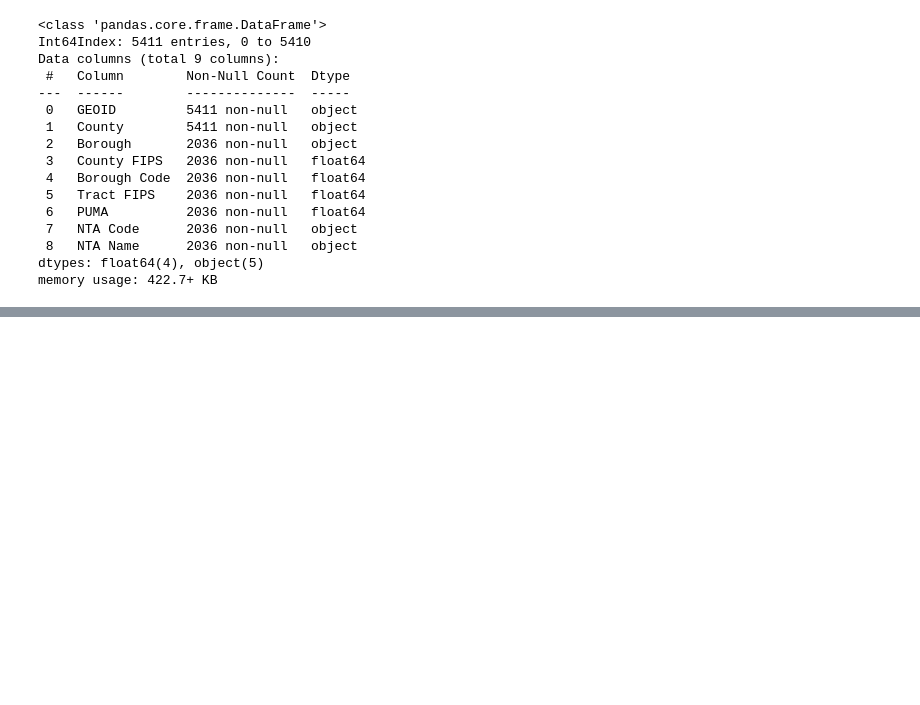
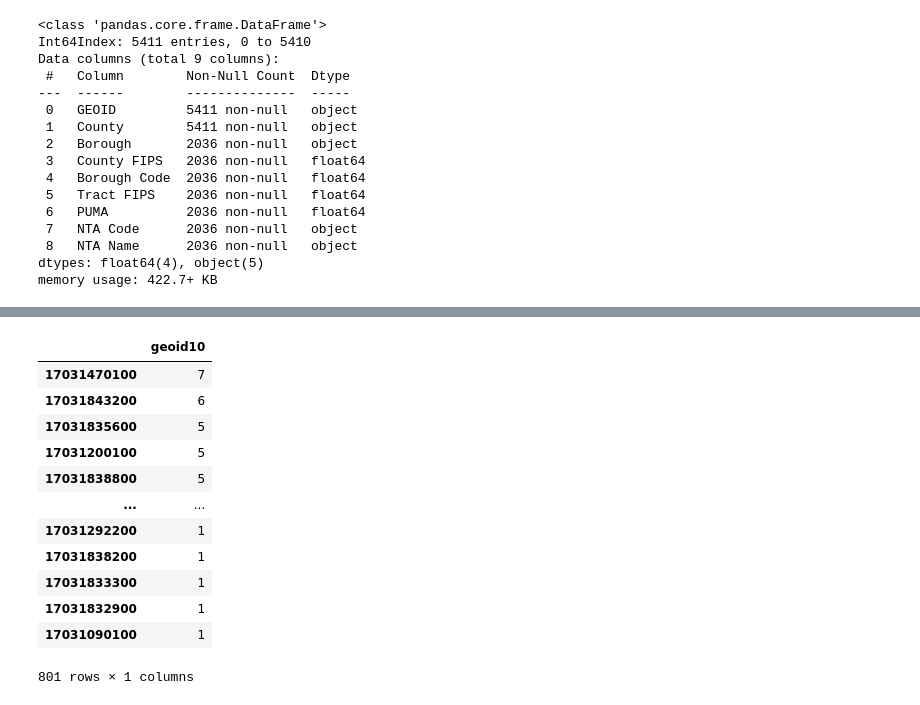
Before and after one commit to datascisteven/DataKind-CDAC-Project, a Jupyter notebook: tableau.ipynb, the cells around one changed output, grey strips where cells are left out. Saved outputs shown, nothing was run; the diff lists cells and outputs as text; code cells hidden in the pictures; blank space fills up the shorter version.

```diff
--- a/tableau.ipynb
+++ b/tableau.ipynb
@@ -190,0 +258,17 @@ memory usage: 422.7+ KB
+# %%
+df = pd.DataFrame(chicago_join.geoid10.value_counts())
+df
+# %% [output]
+|  | geoid10 |
+| 17031470100 | 7 |
+| 17031843200 | 6 |
+| 17031835600 | 5 |
+| 17031200100 | 5 |
+| 17031838800 | 5 |
+| ... | ... |
+| 17031292200 | 1 |
+| 17031838200 | 1 |
+| 17031833300 | 1 |
+| 17031832900 | 1 |
+| 17031090100 | 1 |
+801 rows × 1 columns
```
Also changed, not shown: parts of 12 cells of this notebook, 4 other files.
